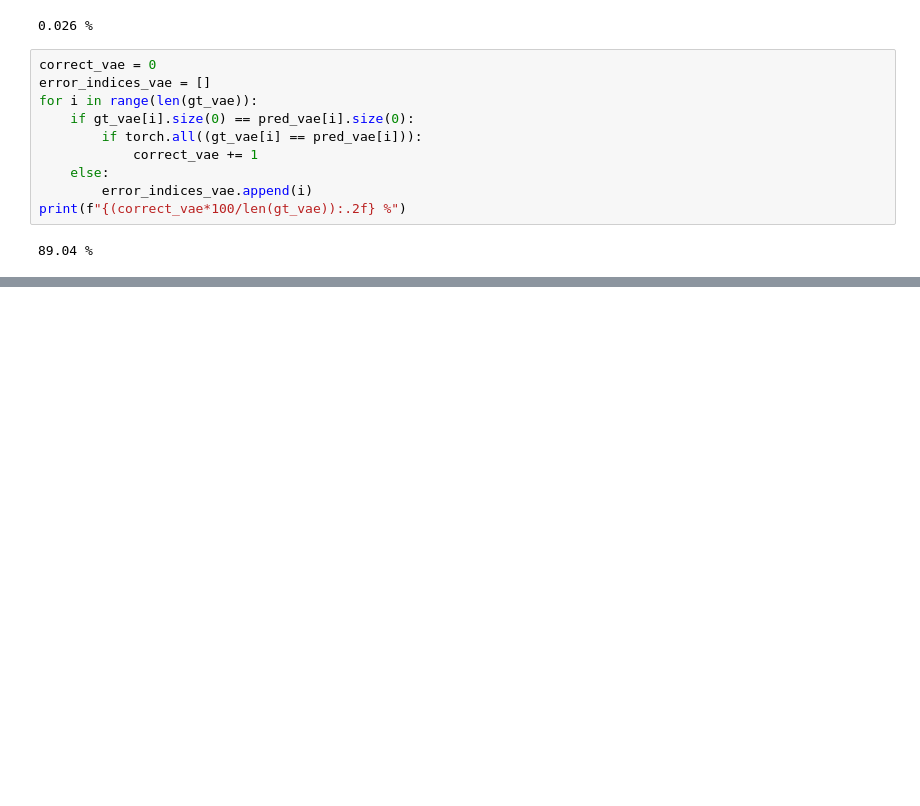
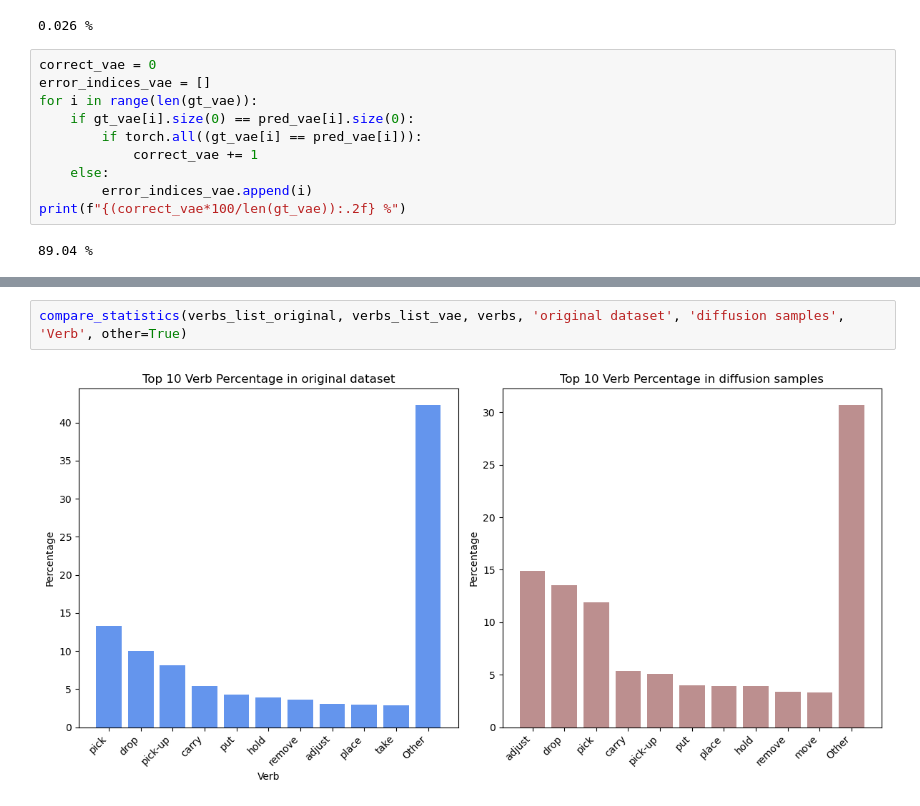
Before and after one commit to scoleri-mr/easg_classification, a Jupyter notebook: evaluating_vae.ipynb, the cells around one changed output, grey strips where cells are left out. Saved outputs shown, nothing was run; the diff lists cells and outputs as text; blank space fills up the shorter version.

```diff
--- a/evaluating_vae.ipynb
+++ b/evaluating_vae.ipynb
@@ -71,0 +152,4 @@ print(f"{(correct_vae*100/len(gt_vae)):.2f} %")
+# %%
+compare_statistics(verbs_list_original, verbs_list_vae, verbs, 'original dataset', 'diffusion samples', 'Verb', other=True)
+# %% [output]
+[figure, added]
```
Also changed, not shown: parts of 8 cells of this notebook.
